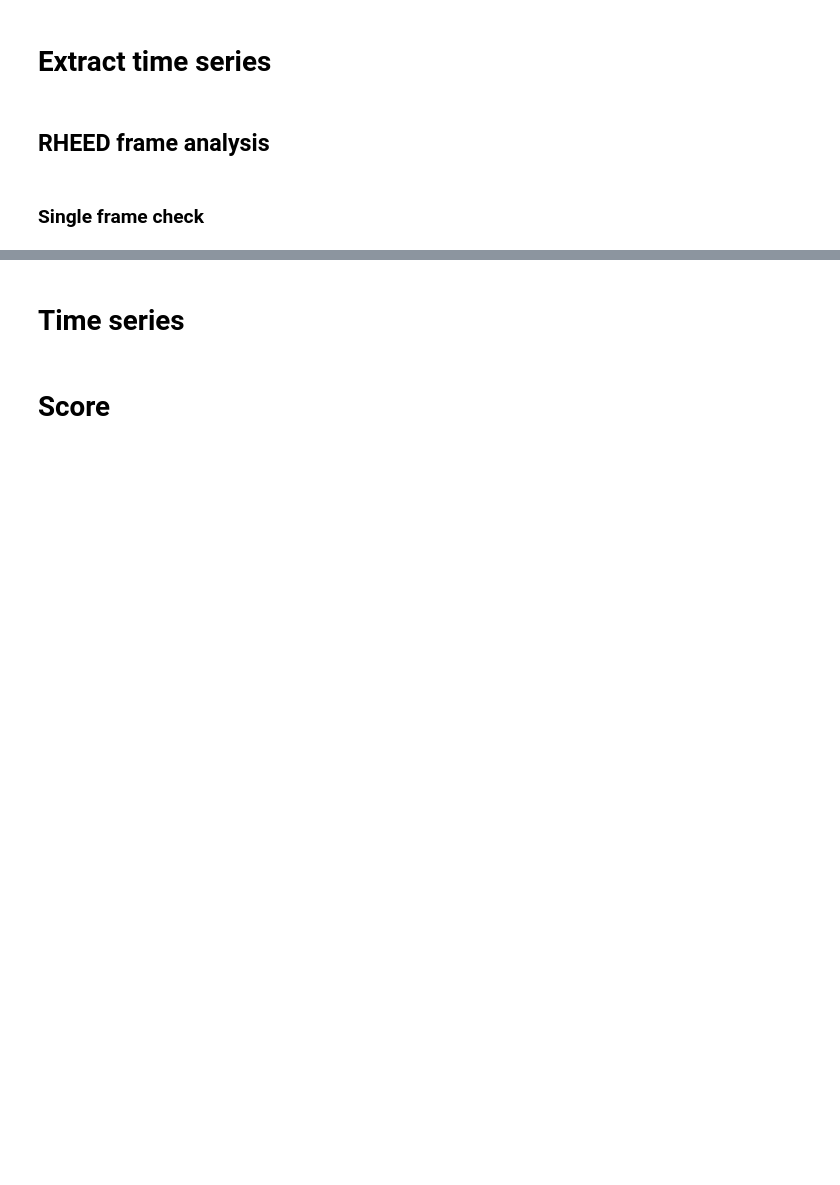
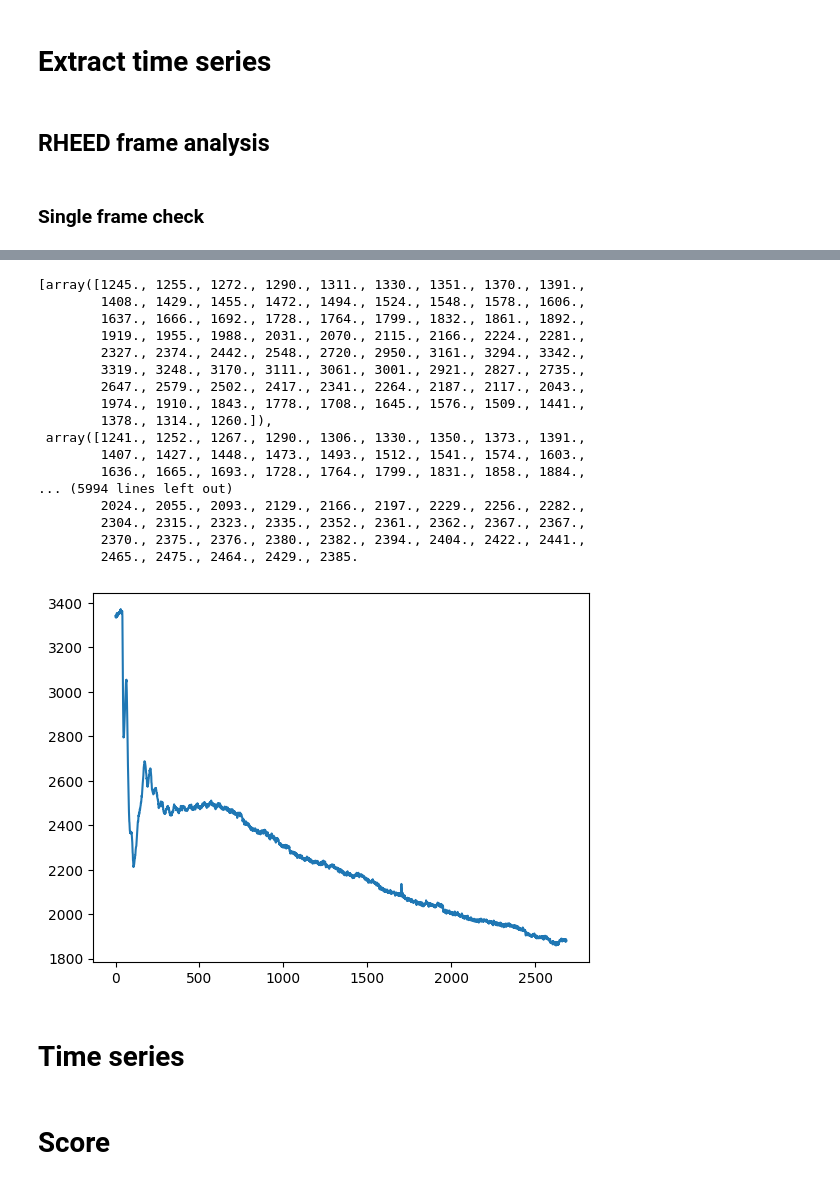
Before and after one commit to pietromani01/PLD-scripts, a Jupyter notebook: analysis.ipynb, the cells around one changed output, grey strips where cells are left out. Cells and saved outputs as stored; diff of their text form; code cells hidden in the pictures; blank space fills up the shorter version.

```diff
--- a/analysis.ipynb
+++ b/analysis.ipynb
@@ -130,6 +142,36 @@ cross_section_slider.observe(on_slider_change, names="value")
 cross_section_slider
 # %% [output]
 [interactive output not drawn]
+# %%
+spectra = []
+max_spectra = []
+for frame in analyzer.frames:
+    spectrum = frame.get_center_peak_cross_section()
+    spectra.append(spectrum)
+    max_spectra.append(np.max(spectrum))
+plt.plot(max_spectra)
+
+
+spectra
+# %% [output]
+[array([1245., 1255., 1272., 1290., 1311., 1330., 1351., 1370., 1391.,
+        1408., 1429., 1455., 1472., 1494., 1524., 1548., 1578., 1606.,
+        1637., 1666., 1692., 1728., 1764., 1799., 1832., 1861., 1892.,
+        1919., 1955., 1988., 2031., 2070., 2115., 2166., 2224., 2281.,
+        2327., 2374., 2442., 2548., 2720., 2950., 3161., 3294., 3342.,
+        3319., 3248., 3170., 3111., 3061., 3001., 2921., 2827., 2735.,
+        2647., 2579., 2502., 2417., 2341., 2264., 2187., 2117., 2043.,
+        1974., 1910., 1843., 1778., 1708., 1645., 1576., 1509., 1441.,
+        1378., 1314., 1260.]),
+ array([1241., 1252., 1267., 1290., 1306., 1330., 1350., 1373., 1391.,
+        1407., 1427., 1448., 1473., 1493., 1512., 1541., 1574., 1603.,
+        1636., 1665., 1693., 1728., 1764., 1799., 1831., 1858., 1884.,
+... (5994 lines left out)
+        2024., 2055., 2093., 2129., 2166., 2197., 2229., 2256., 2282.,
+        2304., 2315., 2323., 2335., 2352., 2361., 2362., 2367., 2367.,
+        2370., 2375., 2376., 2380., 2382., 2394., 2404., 2422., 2441.,
+        2465., 2475., 2464., 2429., 2385.
+[figure, added]
 # %%
 import plotly.graph_objects as go
 
```
Also changed, not shown: parts of 7 cells of this notebook, 1 other file.
